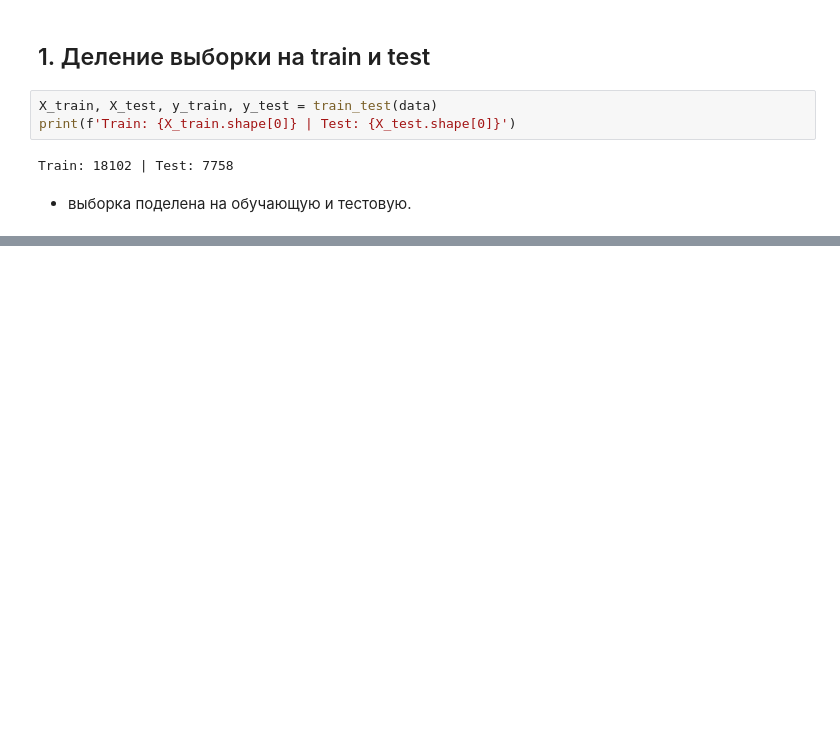
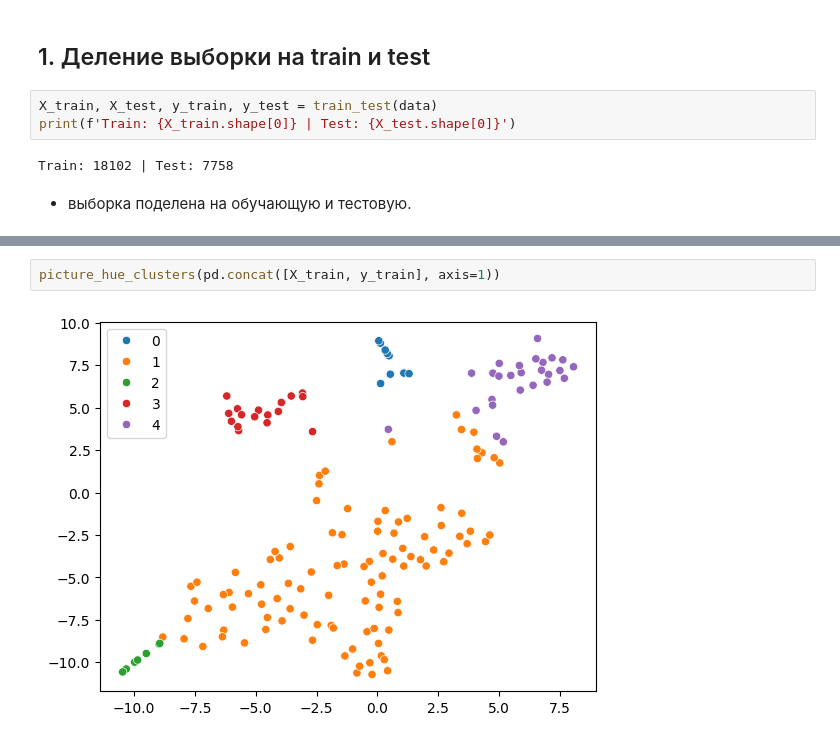
Before and after one commit to lopa8in/PROJECT-CIAN, a Jupyter notebook: ML/SHOW_feature_engineering.ipynb, the cells around one changed output, grey strips where cells are left out. Drawn from its saved outputs; the diff is of its cells as text; blank space fills up the shorter version.

```diff
--- a/ML/SHOW_feature_engineering.ipynb
+++ b/ML/SHOW_feature_engineering.ipynb
@@ -53,0 +89,4 @@ pd.DataFrame(X_train)
+# %%
+picture_hue_clusters(pd.concat([X_train, y_train], axis=1))
+# %% [output]
+[figure, added]
```
Also changed, not shown: parts of 10 cells of this notebook, 1 other file.
